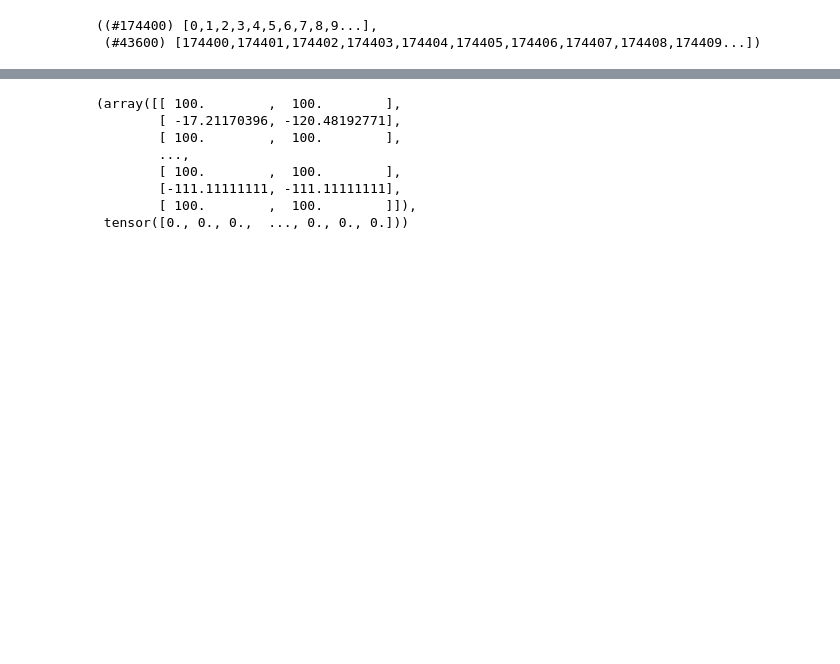
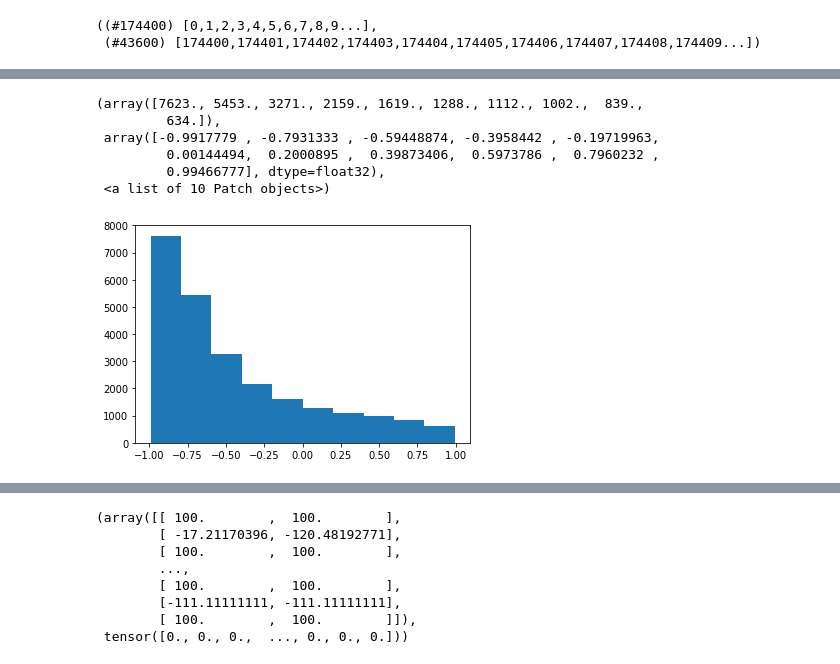
Before and after one commit to Takezo87/torchtools, a Jupyter notebook: _201_exploratory.ipynb, the cells around one changed output, grey strips where cells are left out. Cells and saved outputs as stored; diff of their text form; code cells hidden in the pictures; blank space fills up the shorter version.

```diff
--- a/_201_exploratory.ipynb
+++ b/_201_exploratory.ipynb
@@ -698,0 +827,10 @@ tensor(3643)
+# %%
+plt.hist(preds_old.squeeze().numpy())
+# %% [output]
+(array([7623., 5453., 3271., 2159., 1619., 1288., 1112., 1002.,  839.,
+         634.]),
+ array([-0.9917779 , -0.7931333 , -0.59448874, -0.3958442 , -0.19719963,
+         0.00144494,  0.2000895 ,  0.39873406,  0.5973786 ,  0.7960232 ,
+         0.99466777], dtype=float32),
+ <a list of 10 Patch objects>)
+[figure, added]
```
Also changed, not shown: parts of 62 cells of this notebook, 2 other files.
